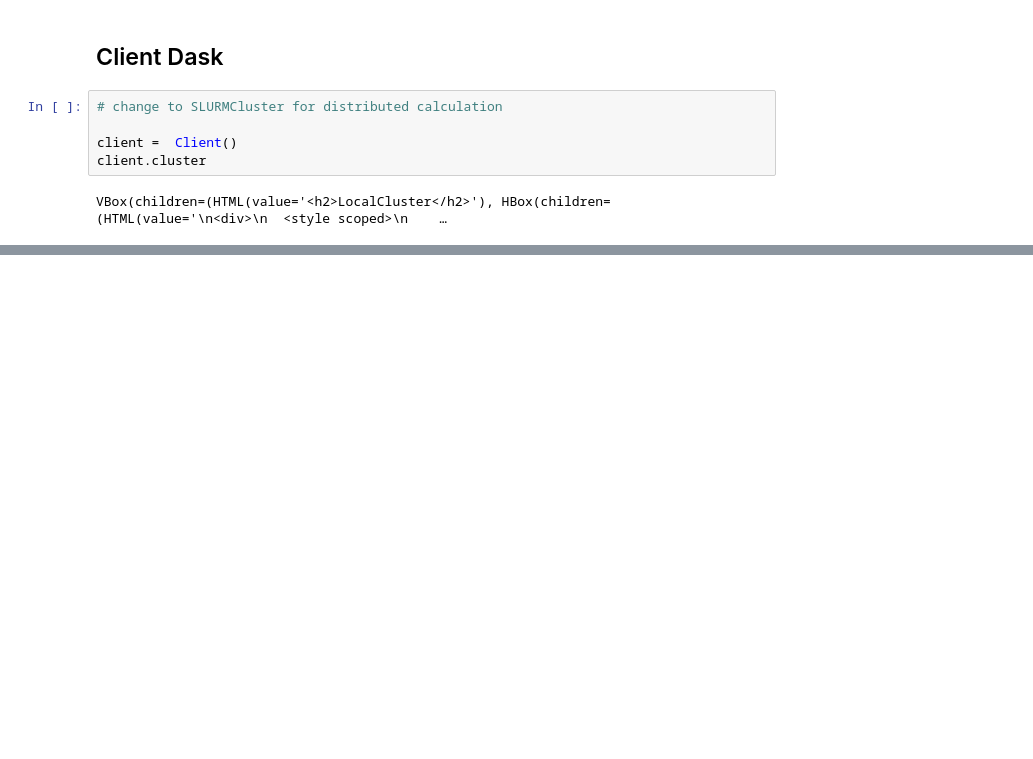
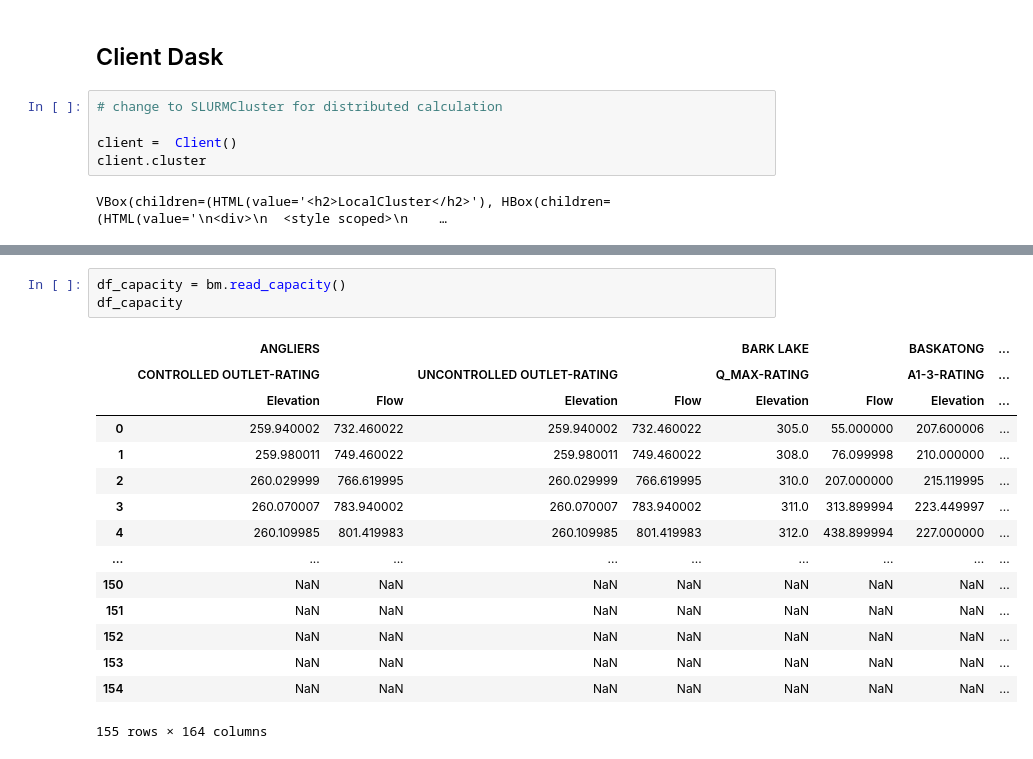
Before and after one commit to hydrologie/laminage, a Jupyter notebook: notebooks/Preparation_et_simulation_HEC_ResSim_stochastique.ipynb, the cells around one changed output, grey strips where cells are left out. Drawn from its saved outputs; the diff is of its cells as text; blank space fills up the shorter version.

```diff
--- a/notebooks/Preparation_et_simulation_HEC_ResSim_stochastique.ipynb
+++ b/notebooks/Preparation_et_simulation_HEC_ResSim_stochastique.ipynb
@@ -401,0 +163,19 @@ p
+# %%
+df_capacity = bm.read_capacity()
+df_capacity
+# %% [output]
+|  | ANGLIERS |  |  |  | BARK LAKE |  | BASKATONG | ... |
+|  | CONTROLLED OUTLET-RATING |  | UNCONTROLLED OUTLET-RATING |  | Q_MAX-RATING |  | A1-3-RATING | ... |
+|  | Elevation | Flow | Elevation | Flow | Elevation | Flow | Elevation | ... |
+| 0 | 259.940002 | 732.460022 | 259.940002 | 732.460022 | 305.0 | 55.000000 | 207.600006 | ... |
+| 1 | 259.980011 | 749.460022 | 259.980011 | 749.460022 | 308.0 | 76.099998 | 210.000000 | ... |
+| 2 | 260.029999 | 766.619995 | 260.029999 | 766.619995 | 310.0 | 207.000000 | 215.119995 | ... |
+| 3 | 260.070007 | 783.940002 | 260.070007 | 783.940002 | 311.0 | 313.899994 | 223.449997 | ... |
+| 4 | 260.109985 | 801.419983 | 260.109985 | 801.419983 | 312.0 | 438.899994 | 227.000000 | ... |
+| ... | ... | ... | ... | ... | ... | ... | ... | ... |
+| 150 | NaN | NaN | NaN | NaN | NaN | NaN | NaN | ... |
+| 151 | NaN | NaN | NaN | NaN | NaN | NaN | NaN | ... |
+| 152 | NaN | NaN | NaN | NaN | NaN | NaN | NaN | ... |
+| 153 | NaN | NaN | NaN | NaN | NaN | NaN | NaN | ... |
+| 154 | NaN | NaN | NaN | NaN | NaN | NaN | NaN | ... |
+155 rows × 164 columns
```
Also changed, not shown: parts of 59 cells of this notebook, 3 other files.
